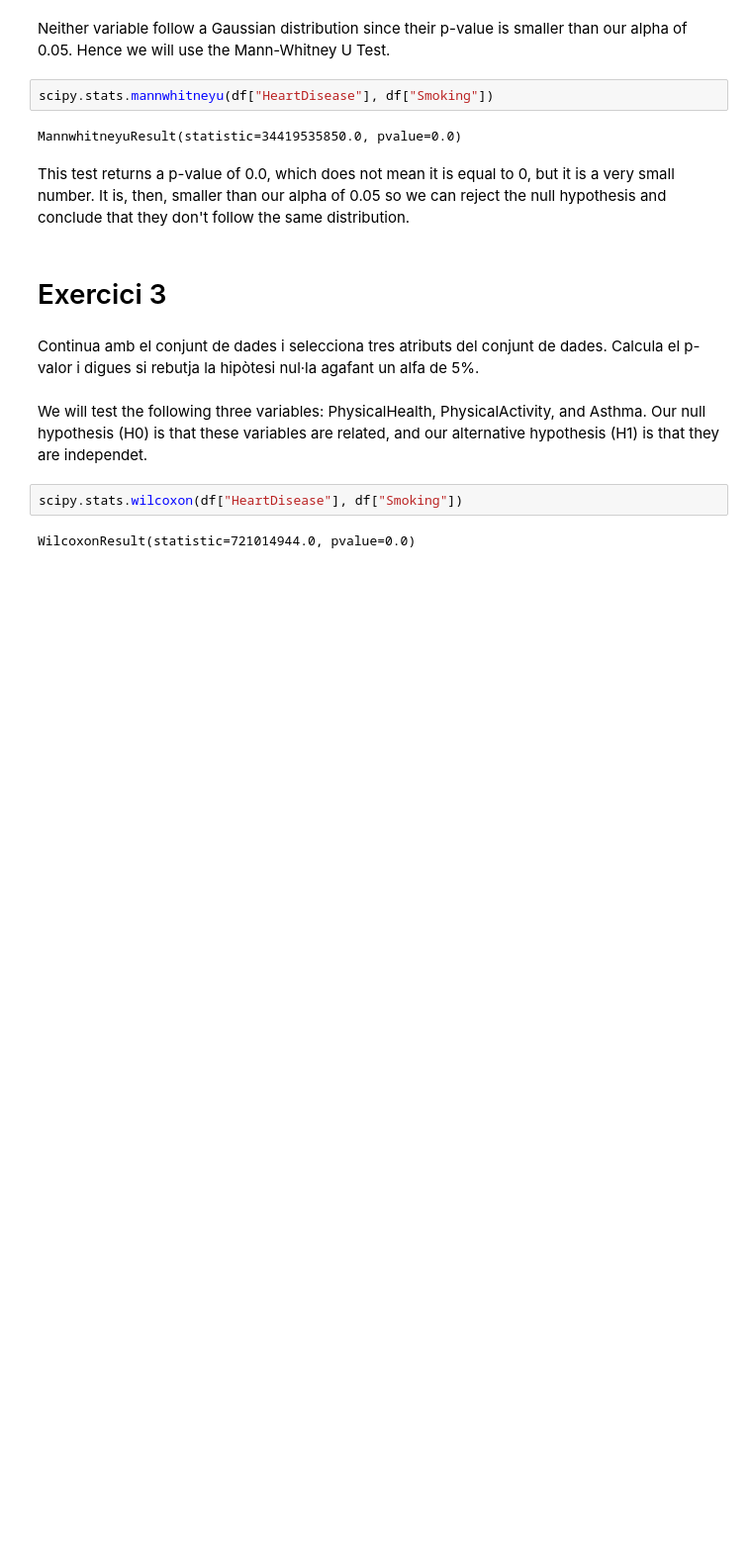
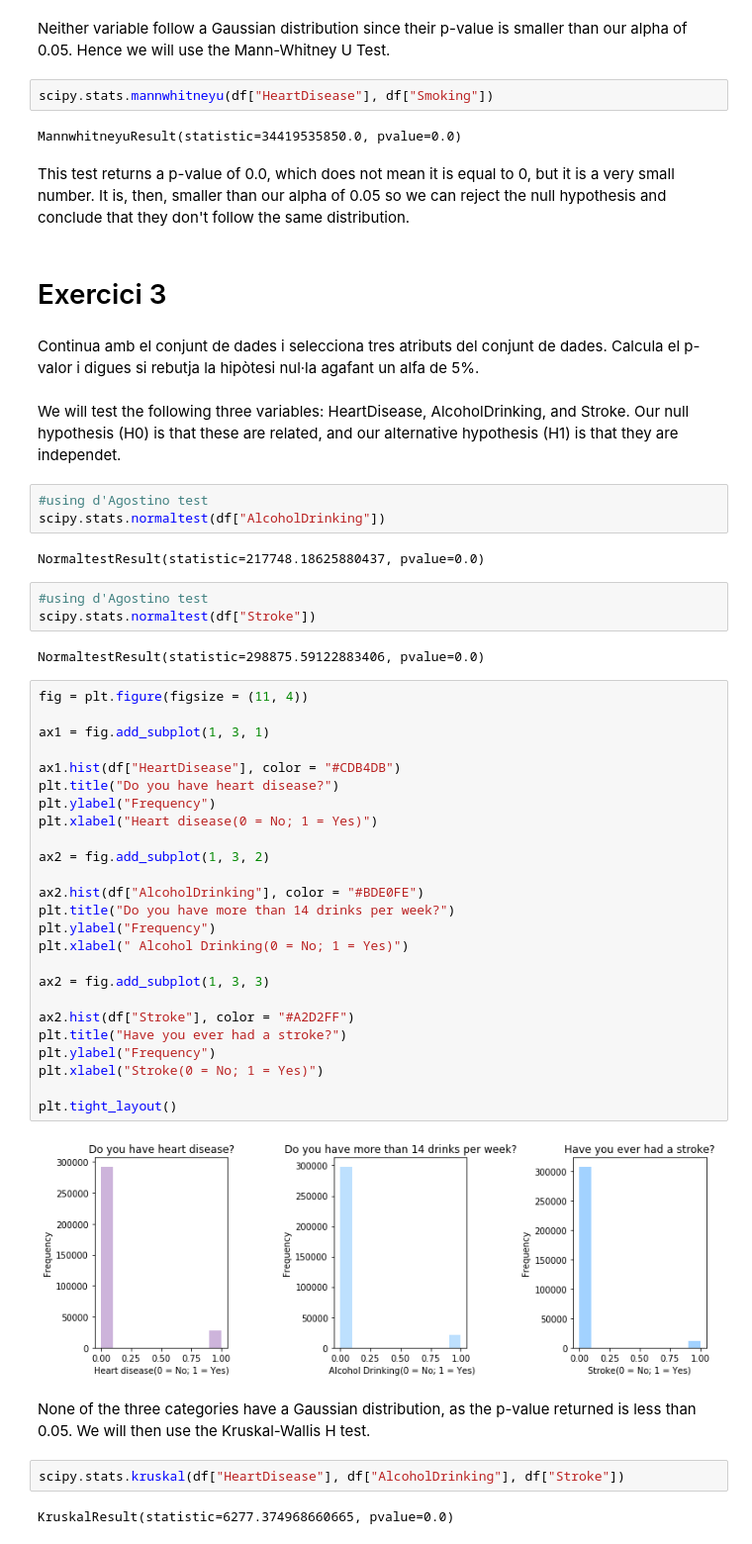
Before and after one commit to mimikyu8/Hypothesis-testing, a Jupyter notebook: S07 T01 - Hypothesis testing.ipynb, the cells around one changed output. Shown at 99% size. Saved outputs shown, nothing was run; the diff lists cells and outputs as text; blank space fills up the shorter version.

```diff
--- a/S07 T01 - Hypothesis testing.ipynb
+++ b/S07 T01 - Hypothesis testing.ipynb
@@ -95,8 +125,47 @@ This test returns a p-value of 0.0, which does not mean it is equal to 0, but it
 # %% [markdown]
 Continua amb el conjunt de dades i selecciona tres atributs del conjunt de dades. Calcula el p-valor i digues si rebutja la hipòtesi nul·la agafant un alfa de 5%.
 # %% [markdown]
-We will test the following three variables: PhysicalHealth, PhysicalActivity, and Asthma. Our null hypothesis (H0) is that these variables are related, and our alternative hypothesis (H1) is that they are independet.
+We will test the following three variables: HeartDisease, AlcoholDrinking, and Stroke. Our null hypothesis (H0) is that these are related, and our alternative hypothesis (H1) is that they are independet.
+# %%
+#using d'Agostino test
+scipy.stats.normaltest(df["AlcoholDrinking"])
+# %% [output]
+NormaltestResult(statistic=217748.18625880437, pvalue=0.0)
+# %%
+#using d'Agostino test
+scipy.stats.normaltest(df["Stroke"])
+# %% [output]
+NormaltestResult(statistic=298875.59122883406, pvalue=0.0)
+# %%
+fig = plt.figure(figsize = (11, 4))
+
+ax1 = fig.add_subplot(1, 3, 1)
+
+ax1.hist(df["HeartDisease"], color = "#CDB4DB")
+plt.title("Do you have heart disease?")
+plt.ylabel("Frequency")
+plt.xlabel("Heart disease(0 = No; 1 = Yes)")
+
+ax2 = fig.add_subplot(1, 3, 2)
+
+ax2.hist(df["AlcoholDrinking"], color = "#BDE0FE")
+plt.title("Do you have more than 14 drinks per week?")
+plt.ylabel("Frequency")
+plt.xlabel(" Alcohol Drinking(0 = No; 1 = Yes)")
+
+ax2 = fig.add_subplot(1, 3, 3)
+
+ax2.hist(df["Stroke"], color = "#A2D2FF")
+plt.title("Have you ever had a stroke?")
+plt.ylabel("Frequency")
+plt.xlabel("Stroke(0 = No; 1 = Yes)")
+
+plt.tight_layout()
+# %% [output]
+[figure, added]
+# %% [markdown]
+None of the three categories have a Gaussian distribution, as the p-value returned is less than 0.05. We will then use the Kruskal-Wallis H test.
 # %%
-scipy.stats.wilcoxon(df["HeartDisease"], df["Smoking"])
+scipy.stats.kruskal(df["HeartDisease"], df["AlcoholDrinking"], df["Stroke"])
 # %% [output]
-WilcoxonResult(statistic=721014944.0, pvalue=0.0)
+KruskalResult(statistic=6277.374968660665, pvalue=0.0)
```
Also changed, not shown: parts of 4 cells of this notebook.
